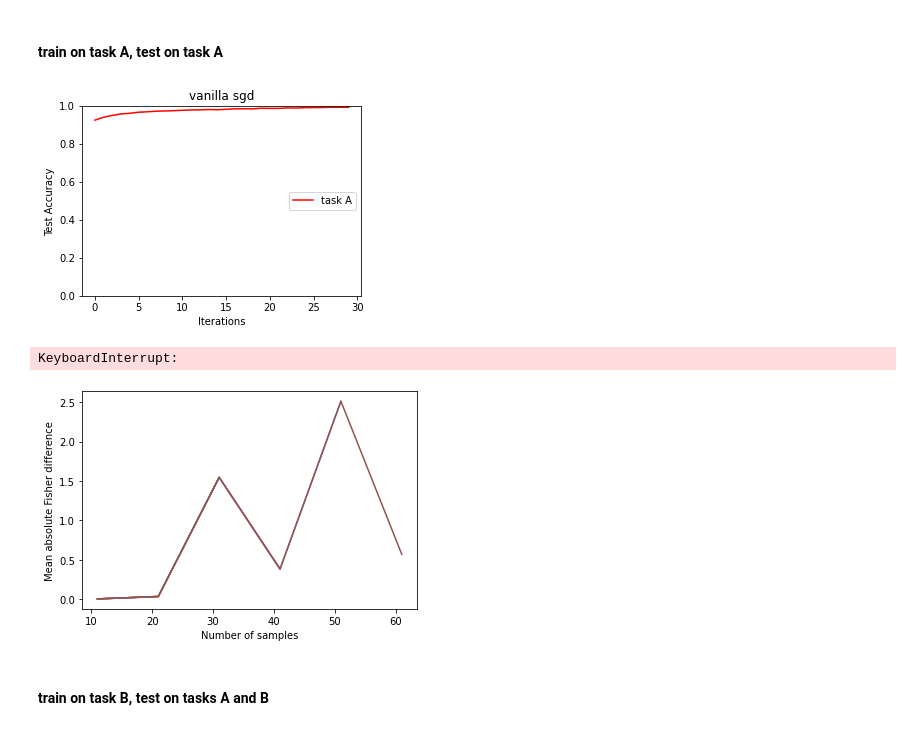
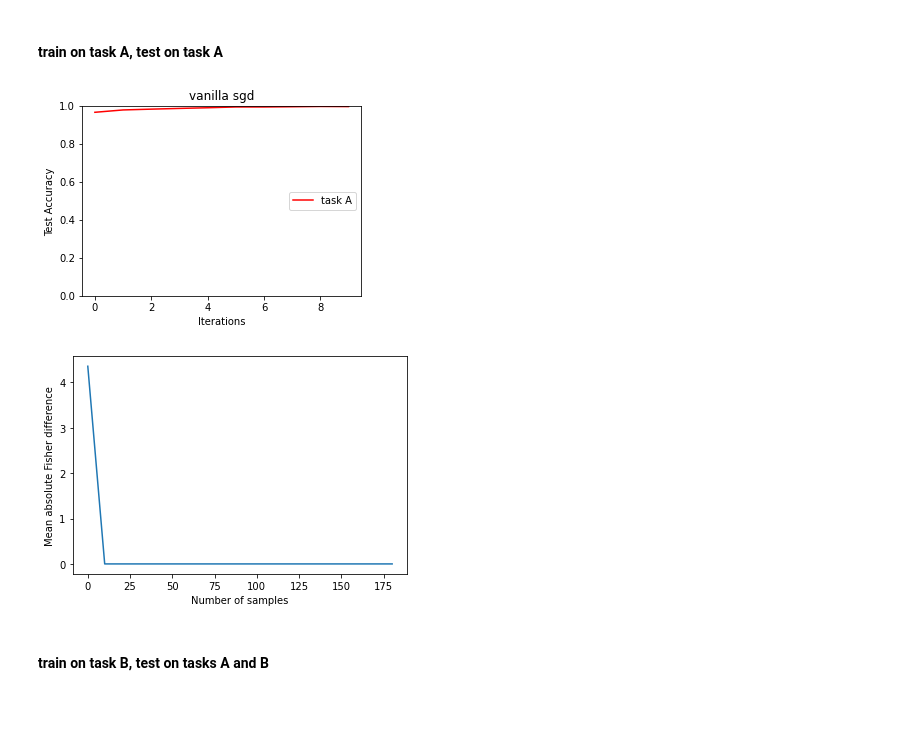
Before and after one commit to yuniteh/overcoming-catastrophic, a Jupyter notebook: experiment_tf2.ipynb, the cells around one changed output. Cells and saved outputs as stored; diff of their text form; code cells hidden in the pictures.

```diff
--- a/experiment_tf2.ipynb
+++ b/experiment_tf2.ipynb
@@ -76,6 +76,7 @@ def train_task(model, num_iter, disp_freq, x_train, y_train, x_test, y_test, lam
         # train on current task
         start = 0
         end = start+100
+        train_last = -9999
         for iter in range(num_iter):
             start = 0
             end = start+100
@@ -90,13 +91,21 @@ def train_task(model, num_iter, disp_freq, x_train, y_train, x_test, y_test, lam
             if iter % disp_freq == 0:
                 for task in range(len(x_test)):
                     test_accs[task][int(iter/disp_freq)] = model.acc(x=x_test[task], y = y_test[task])
-        # if iter % disp_freq == 0:
+
+            train_diff = train_loss.result() - train_last
+            train_last = train_loss.result()
+            print(train_diff)
+            if train_diff < 0 and train_diff > -1e-3:
+                break
+
         plt.subplot(1, len(lams), l+1)
         colors = ['r', 'b', 'g']
         plots = []
         for task in range(len(x_test)):
             c = chr(ord('A') + task)
-            plot_h, = plt.plot(range(0,len(test_accs[task]),disp_freq), test_accs[task], colors[task], label="task " + c)
+            if disp_freq > iter:
+                disp_freq = 1
+            plot_h, = plt.plot(range(0,iter+1,disp_freq), test_accs[task][:iter+1], colors[task], label="task " + c)
             plots.append(plot_h)
         plot_test_acc(plots)
         if l == 0:
@@ -110,15 +119,14 @@ model = Model() # simple 2-layer network
 # %% [markdown]
 #### train on task A, test on task A
 # %%
-train_task(model, 30, 1, x_train,y_train, [x_train],[y_train], lams=[0])
+train_task(model, 10, 1, x_train,y_train, [x_train],[y_train], lams=[0])
 # %% [output]
-[figure, old version]
+[figure, new version]
 # %%
 # Fisher information
 model.compute_fisher(x_train, num_samples=200, plot_diffs=True) # use validation set for Fisher computation
 # %% [output]
-KeyboardInterrupt:
-[figure, old version]
+[figure, new version]
 # %% [markdown]
 #### train on task B, test on tasks A and B
 # %%
```
Also changed, not shown: parts of 3 cells of this notebook, 1 other file.
